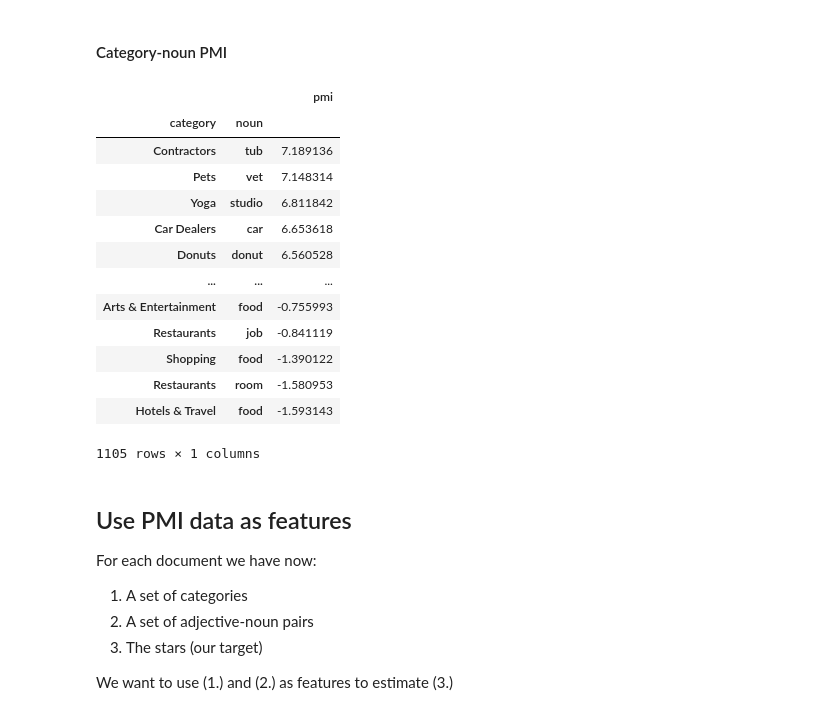
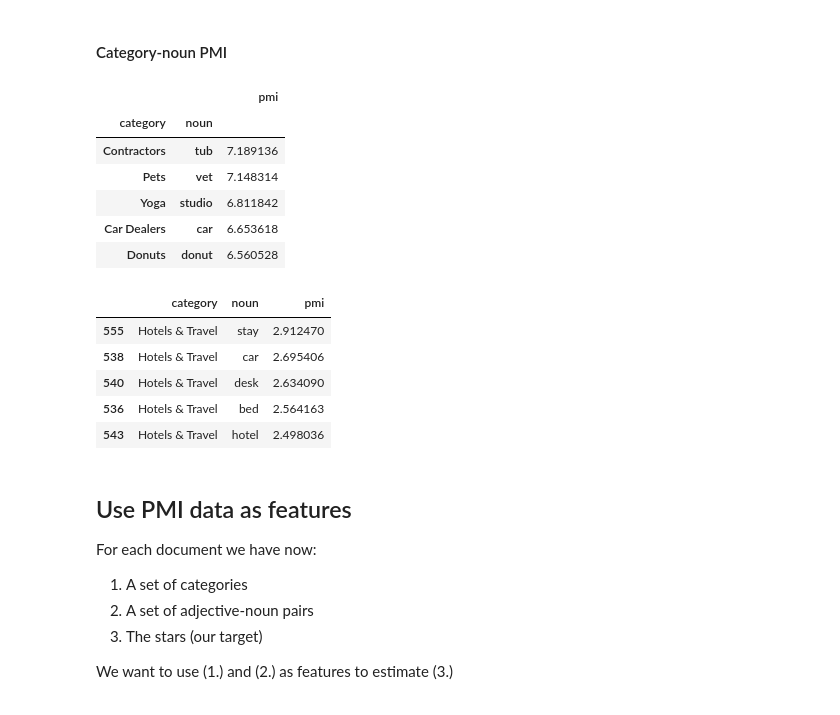
Before and after one commit to afflint/textsent, a Jupyter notebook: syntax/syntax.ipynb, the cells around one changed output. Drawn from its saved outputs; the diff is of its cells as text; code cells hidden in the pictures.

```diff
--- a/syntax/syntax.ipynb
+++ b/syntax/syntax.ipynb
@@ -277,22 +301,25 @@ for i, row in cat_noun.iterrows():
 pmi_cat = pd.DataFrame(pmi)
 pmi_cat.set_index(['category', 'noun'], inplace=True)
 # %%
-pmi_cat.sort_values('pmi', ascending=False)
+pmi_cat.sort_values('pmi', ascending=False).head()
 # %% [output]
 |  |  | pmi |
 | category | noun |  |
 | Contractors | tub | 7.189136 |
 | Pets | vet | 7.148314 |
 | Yoga | studio | 6.811842 |
 | Car Dealers | car | 6.653618 |
 | Donuts | donut | 6.560528 |
-| ... | ... | ... |
-| Arts & Entertainment | food | -0.755993 |
-| Restaurants | job | -0.841119 |
-| Shopping | food | -1.390122 |
-| Restaurants | room | -1.580953 |
-| Hotels & Travel | food | -1.593143 |
-1105 rows × 1 columns
+# %%
+pmicats = pmi_cat.reset_index()
+pmicats[pmicats.category == 'Hotels & Travel'].sort_values('pmi', ascending=False).head()
+# %% [output]
+|  | category | noun | pmi |
+| 555 | Hotels & Travel | stay | 2.912470 |
+| 538 | Hotels & Travel | car | 2.695406 |
+| 540 | Hotels & Travel | desk | 2.634090 |
+| 536 | Hotels & Travel | bed | 2.564163 |
+| 543 | Hotels & Travel | hotel | 2.498036 |
 # %% [markdown]
 ## Use PMI data as features
 For each document we have now:
```
Also changed, not shown: parts of 12 cells of this notebook, 2 other files.
